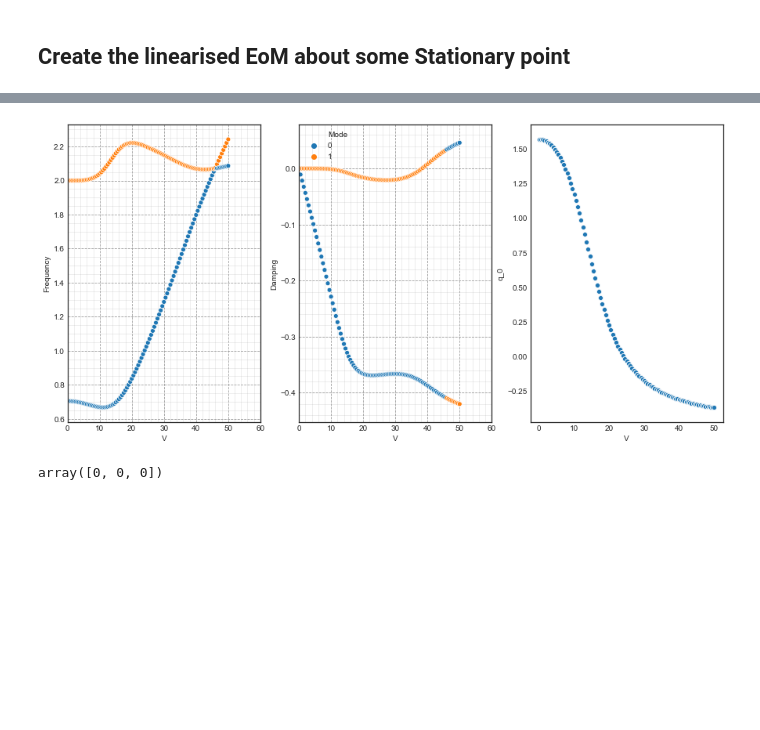
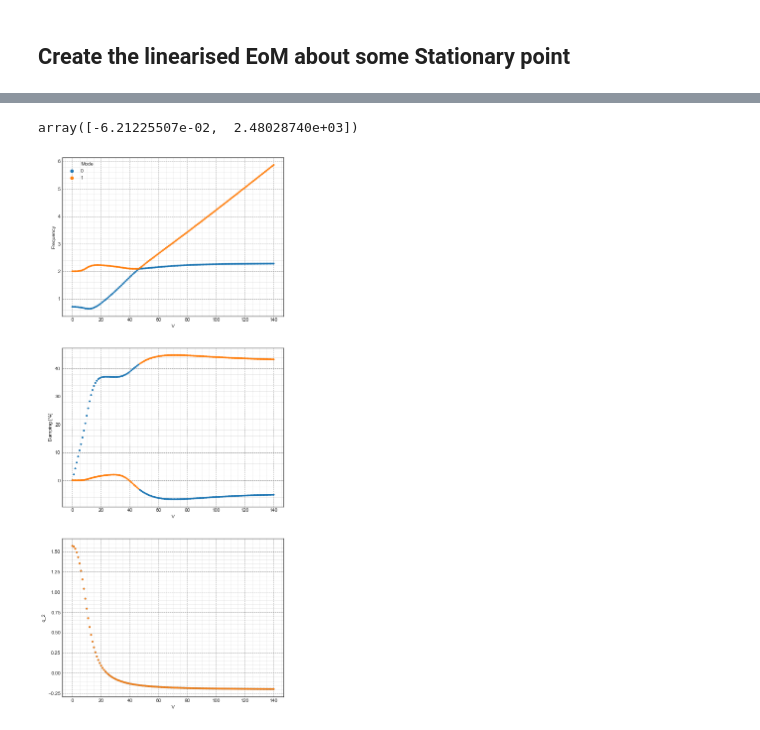
Before and after one commit to fh9g12/FwtModels, a Jupyter notebook: Workbooks/5_Non-linear FWTD Assumed Shapes/3_DoF2 Sanity Check.ipynb, the cells around one changed output, grey strips where cells are left out. Drawn from its saved outputs; the diff is of its cells as text; code cells hidden in the pictures; blank space fills up the shorter version.

```diff
--- a/Workbooks/5_Non-linear FWTD Assumed Shapes/3_DoF2 Sanity Check.ipynb
+++ b/Workbooks/5_Non-linear FWTD Assumed Shapes/3_DoF2 Sanity Check.ipynb
@@ -282,0 +232,27 @@ flutdfv2
+# %%
+from scipy.optimize import fsolve
+p.V.value = 0
+values = tuple([i.value for i in ignores])
+func_obj([np.pi/2,-0.061],values)
+fsolve(lambda q,v: func_obj(q,values)[:,0],[np.pi/2,0],fprime = func_jac_obj ,factor = 1,args=(values,))
+# %% [output]
+array([-6.21225507e-02,  2.48028740e+03])
+# %%
+# set fixed variables
+#p.ratio_fwt.value = 0.1
+
+#create dict of variations
+vars_ls =[]
+#vars_ls.append((p.m_1,np.array([0.5,1,1.5,2])*(p.rho_t.value*p.c.value*p.s_t.value*p.ratio_fwt.value)))
+vars_ls.append((p.Lambda,np.deg2rad([10,17.5,25])))
+#vars_ls.append((p.alpha_r,np.deg2rad([0,5,10])))
+vars_ls.append((p.V,np.linspace(0,150,151))) # ensure velocity last so that fixed points iterats up the velocity
+#generate fixed points
+
+#create an array of all possible permutations
+perms = np.array(np.meshgrid(*[v for k,v in vars_ls ])).T.reshape(-1,len(vars_ls))
+
+#put in pandas array
+df = pd.DataFrame(data = perms, columns=[k.name for k,v in vars_ls])
+df['q']=list
+df = df.sort_values(by=[k.name for k,v in vars_ls]).reset_index()
@@ -283,39 +313,28 @@ flutdfv2
 # %%
-#data = flutdf[(flutdf['aoa']==5) & (flutdf['Damping']<0)]
-#data = flutdfv2[(flutdfv2['Stable'])]
-#data = flutdfv2[flutdfv2['Lambda']==10]
-data = flutdfv2
-fig, axes = plt.subplots(1,3,figsize=(15,7))
+data = flutdfv2.copy()
+data = data[data['Lambda']==np.deg2rad(25)]
+#data = data[data['alpha_r']==np.deg2rad(0)]
+#data = data[data['m_1']>40]
+#data = data[data['m_1']<50]
+data = data[data['V']<=140]
+data['Damping [%]'] = data['Damping']*-100
+#print(data[['V','q_12']].head(50))
+#data = flutdfv2
+fig, axes = plt.subplots(3,1,figsize=(8,20))
 
 
-sns.scatterplot(data=data,x='V',y='Frequency',hue='Mode',ax=axes[0],legend=False)
-sns.scatterplot(data=data,x='V',y='Damping',hue='Mode',ax=axes[1])
-sns.scatterplot(data=data,x='V',y='q_0',ax=axes[2])
+sns.scatterplot(data=data,x='V',y='Frequency',hue='Mode',ax=axes[0],edgecolor = 'none',s=15)
+sns.scatterplot(data=data,x='V',y='Damping [%]',hue='Mode',ax=axes[1],legend=False,edgecolor = 'none',s=15)
+sns.scatterplot(data=data,x='V',y=f'q_{(p.qs*2)-2}',hue='Mode',ax=axes[2],legend=False,edgecolor = 'none',s=15)
 
-
-#axes[1].annotate('Flutter Speed Constant',xy=(41, -0.01),  xycoords='data',
-#            xytext=(40, -0.1),
-#            arrowprops=dict(facecolor='black', shrink=0.01,width=1))
-
-#axes[1].annotate('Below flutter speed FWTD stabilises \nthe other mode',xy=(30, -0.05),  xycoords='data',
-#            xytext=(20, -0.18),
-#            arrowprops=dict(facecolor='black', shrink=0.01,width=1))
-
-#axes[1].annotate('Instability has a peak, and its magnitude is a function of mass ratio and flare angle ',xy=(40, 0.2),  xycoords='data',
-#            xytext=(-3.5, 0.25),
-#            arrowprops=dict(facecolor='black', shrink=0.01,width=1))
-
-#sns.scatterplot(data=data,x='V',y='Damping',hue='Mass Ratio',style='Lambda',ax=axes[1],s=10,edgecolor = 'none')
-for i in [0,1]:
+for i in [0,1,2]:
     #axes[i].set(xlim=(0,60))
     axes[i].grid(b=True, which='major', color='#999999', linestyle='--')
     axes[i].minorticks_on()
     axes[i].grid(b=True, which='minor', color='#999999', linestyle='-', alpha=0.2)
-    axes[i].set(xlim=(0,60))
+    #axes[i].set(xlim=(0,60))
 #axes[0].set(ylim=(0.5,3))
+#axes[0].set(ylim=(0,25))
+#axes[1].set(ylim=(-20,20))
 # %% [output]
-[figure, old version]
+[figure, new version]
-# %%
-np.array([0,0,0]) + 0
-# %% [output]
-array([0, 0, 0])
```
Also changed, not shown: parts of 17 cells of this notebook, 22 other files.
